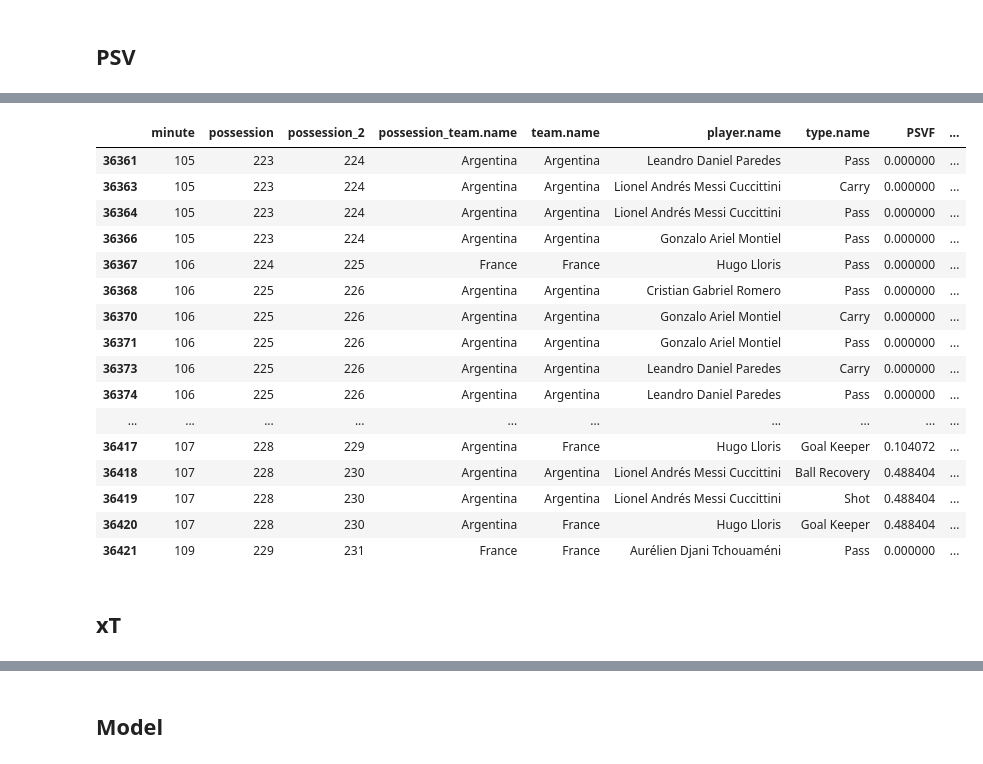
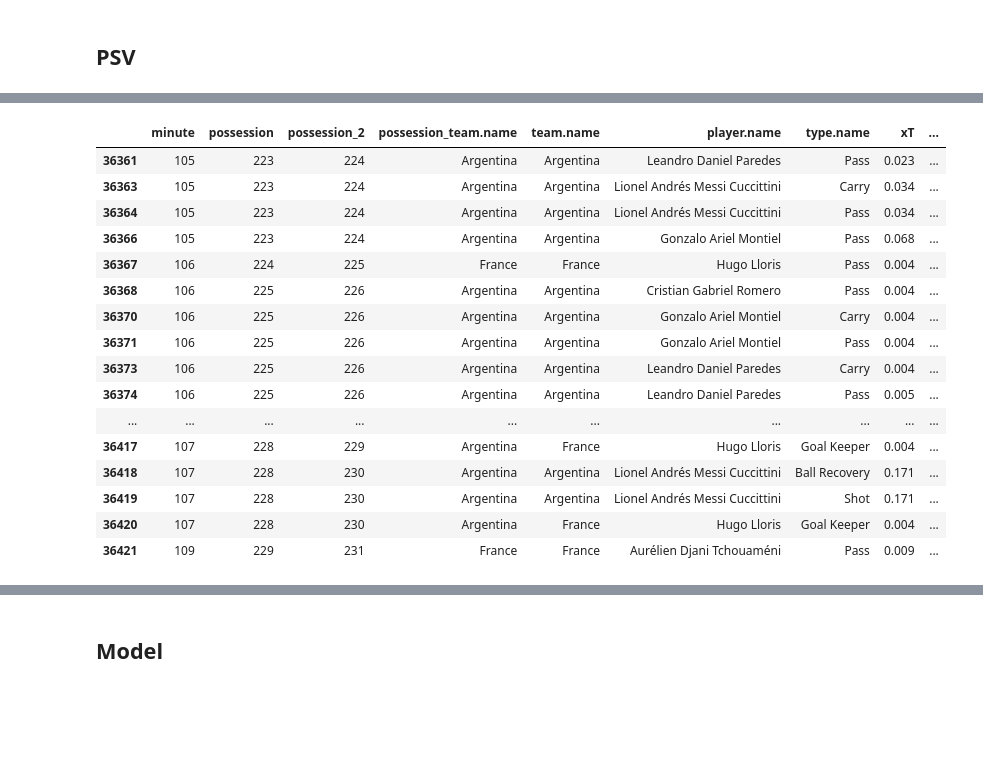
Before and after one commit to tomasnp/Datacamp, a Jupyter notebook: OBV_Man.ipynb, the cells around one changed output, grey strips where cells are left out. Saved outputs shown, nothing was run; the diff lists cells and outputs as text; code cells hidden in the pictures; blank space fills up the shorter version.

```diff
--- a/OBV_Man.ipynb
+++ b/OBV_Man.ipynb
@@ -41,5 +41,5 @@ Own Goal For             78
 Own Goal Against         78
 Name: count, dtype: int64
 # %%
-df = df[df["type.name"].isin(["Pass","Carry", "Clearance", "Block", "Dribble", "Shot", "Dispossessed", "Ball Recovery", "Goal Keeper"])]
+df = df[df["type.name"].isin(["Pass","Carry", "Clearance", "Block", "Duel", "Dribble", "Shot", "Ball Recovery", "Goal Keeper"])]
 df = df[df["period"] <= 4]
@@ -46,3 +179,6 @@ df = df[df["period"] <= 4]
+# %%
+# cree une colonne xT.from qui est la valeur de xT de la ligne d'avant
+df['xT.from'] = df['xT'].shift(1)
 # %% [markdown]
 ## Create the possesion 2
 # %%
@@ -84,6 +220,14 @@ for match in df['match_id'].unique():
     prev_psv = 0
 
     for i, p in enumerate(df[df["match_id"] == match]["possession"].unique()):
-        tmp = df.loc[(df['possession'] == p) & (df["match_id"] == match), 'PSVF']
-        prev_psv = tmp.iloc[0]
-        df.loc[(df["possession"] == p - 1) & (df["match_id"] == match), "PSVA"] = prev_psv
+        tmp_psvf = df.loc[(df['possession'] == p) & (df["match_id"] == match), 'PSVF']
+        tmp_team = df.loc[(df['possession'] == p) & (df["match_id"] == match), 'possession_team.name']
+        prev_team = tmp_team.iloc[0]
+        prev_psv = tmp_psvf.iloc[0]
+        if len(df.loc[(df["possession"] == p - 1) & (df["match_id"] == match), "PSVF"]) == 0:
+            df.loc[(df["possession"] == p - 1) & (df["match_id"] == match), "PSVA"] = 0
+
+        elif (df.loc[(df["possession"] == p - 1) & (df["match_id"] == match), "possession_team.name"].iloc[0]) == prev_team :
+            df.loc[(df["possession"] == p - 1) & (df["match_id"] == match), "PSVA"] = 0
+        else :
+            df.loc[(df["possession"] == p - 1) & (df["match_id"] == match), "PSVA"] = prev_psv
@@ -93,0 +234,3 @@ list(df.columns)
+# %%
+# pour les blocks, clearances, ball recovery, et goal keeper, on va attribuer le PSV de la possession précédente
+df.loc[(df['type.name'] == 'Block') | (df['type.name'] == 'Clearance') | (df['type.name'] == 'Ball Recovery') | (df['type.name'] == 'Goal Keeper'), 'PSVA'] = df.loc[(df['type.name'] == 'Block') | (df['type.name'] == 'Clearance') | (df['type.name'] == 'Ball Recovery') | (df['type.name'] == 'Goal Keeper'), 'PSVF']
@@ -94,22 +246,20 @@ list(df.columns)
 # %%
-df[["minute","possession", "possession_2","possession_team.name", "team.name","player.name", "type.name", "PSVF", "PSVA", "shot.statsbomb_xg"]].loc[36361:36421]
+df[["minute","possession", "possession_2","possession_team.name", "team.name","player.name", "type.name","xT","xT.from","rev_xT","xT.end", "PSVF", "PSVA", "shot.statsbomb_xg"]].loc[36361:36421]
 # %% [output]
-|  | minute | possession | possession_2 | possession_team.name | team.name | player.name | type.name | PSVF | ... |
-| 36361 | 105 | 223 | 224 | Argentina | Argentina | Leandro Daniel Paredes | Pass | 0.000000 | ... |
-| 36363 | 105 | 223 | 224 | Argentina | Argentina | Lionel Andrés Messi Cuccittini | Carry | 0.000000 | ... |
-| 36364 | 105 | 223 | 224 | Argentina | Argentina | Lionel Andrés Messi Cuccittini | Pass | 0.000000 | ... |
-| 36366 | 105 | 223 | 224 | Argentina | Argentina | Gonzalo Ariel Montiel | Pass | 0.000000 | ... |
-| 36367 | 106 | 224 | 225 | France | France | Hugo Lloris | Pass | 0.000000 | ... |
-| 36368 | 106 | 225 | 226 | Argentina | Argentina | Cristian Gabriel Romero | Pass | 0.000000 | ... |
-| 36370 | 106 | 225 | 226 | Argentina | Argentina | Gonzalo Ariel Montiel | Carry | 0.000000 | ... |
-| 36371 | 106 | 225 | 226 | Argentina | Argentina | Gonzalo Ariel Montiel | Pass | 0.000000 | ... |
-| 36373 | 106 | 225 | 226 | Argentina | Argentina | Leandro Daniel Paredes | Carry | 0.000000 | ... |
-| 36374 | 106 | 225 | 226 | Argentina | Argentina | Leandro Daniel Paredes | Pass | 0.000000 | ... |
+|  | minute | possession | possession_2 | possession_team.name | team.name | player.name | type.name | xT | ... |
+| 36361 | 105 | 223 | 224 | Argentina | Argentina | Leandro Daniel Paredes | Pass | 0.023 | ... |
+| 36363 | 105 | 223 | 224 | Argentina | Argentina | Lionel Andrés Messi Cuccittini | Carry | 0.034 | ... |
+| 36364 | 105 | 223 | 224 | Argentina | Argentina | Lionel Andrés Messi Cuccittini | Pass | 0.034 | ... |
+| 36366 | 105 | 223 | 224 | Argentina | Argentina | Gonzalo Ariel Montiel | Pass | 0.068 | ... |
+| 36367 | 106 | 224 | 225 | France | France | Hugo Lloris | Pass | 0.004 | ... |
+| 36368 | 106 | 225 | 226 | Argentina | Argentina | Cristian Gabriel Romero | Pass | 0.004 | ... |
+| 36370 | 106 | 225 | 226 | Argentina | Argentina | Gonzalo Ariel Montiel | Carry | 0.004 | ... |
+| 36371 | 106 | 225 | 226 | Argentina | Argentina | Gonzalo Ariel Montiel | Pass | 0.004 | ... |
+| 36373 | 106 | 225 | 226 | Argentina | Argentina | Leandro Daniel Paredes | Carry | 0.004 | ... |
+| 36374 | 106 | 225 | 226 | Argentina | Argentina | Leandro Daniel Paredes | Pass | 0.005 | ... |
 | ... | ... | ... | ... | ... | ... | ... | ... | ... | ... |
-| 36417 | 107 | 228 | 229 | Argentina | France | Hugo Lloris | Goal Keeper | 0.104072 | ... |
-| 36418 | 107 | 228 | 230 | Argentina | Argentina | Lionel Andrés Messi Cuccittini | Ball Recovery | 0.488404 | ... |
-| 36419 | 107 | 228 | 230 | Argentina | Argentina | Lionel Andrés Messi Cuccittini | Shot | 0.488404 | ... |
-| 36420 | 107 | 228 | 230 | Argentina | France | Hugo Lloris | Goal Keeper | 0.488404 | ... |
-| 36421 | 109 | 229 | 231 | France | France | Aurélien Djani Tchouaméni | Pass | 0.000000 | ... |
+| 36417 | 107 | 228 | 229 | Argentina | France | Hugo Lloris | Goal Keeper | 0.004 | ... |
+| 36418 | 107 | 228 | 230 | Argentina | Argentina | Lionel Andrés Messi Cuccittini | Ball Recovery | 0.171 | ... |
+| 36419 | 107 | 228 | 230 | Argentina | Argentina | Lionel Andrés Messi Cuccittini | Shot | 0.171 | ... |
+| 36420 | 107 | 228 | 230 | Argentina | France | Hugo Lloris | Goal Keeper | 0.004 | ... |
+| 36421 | 109 | 229 | 231 | France | France | Aurélien Djani Tchouaméni | Pass | 0.009 | ... |
-# %% [markdown]
-## xT
```
Also changed, not shown: parts of 23 cells of this notebook, 2 other files.
